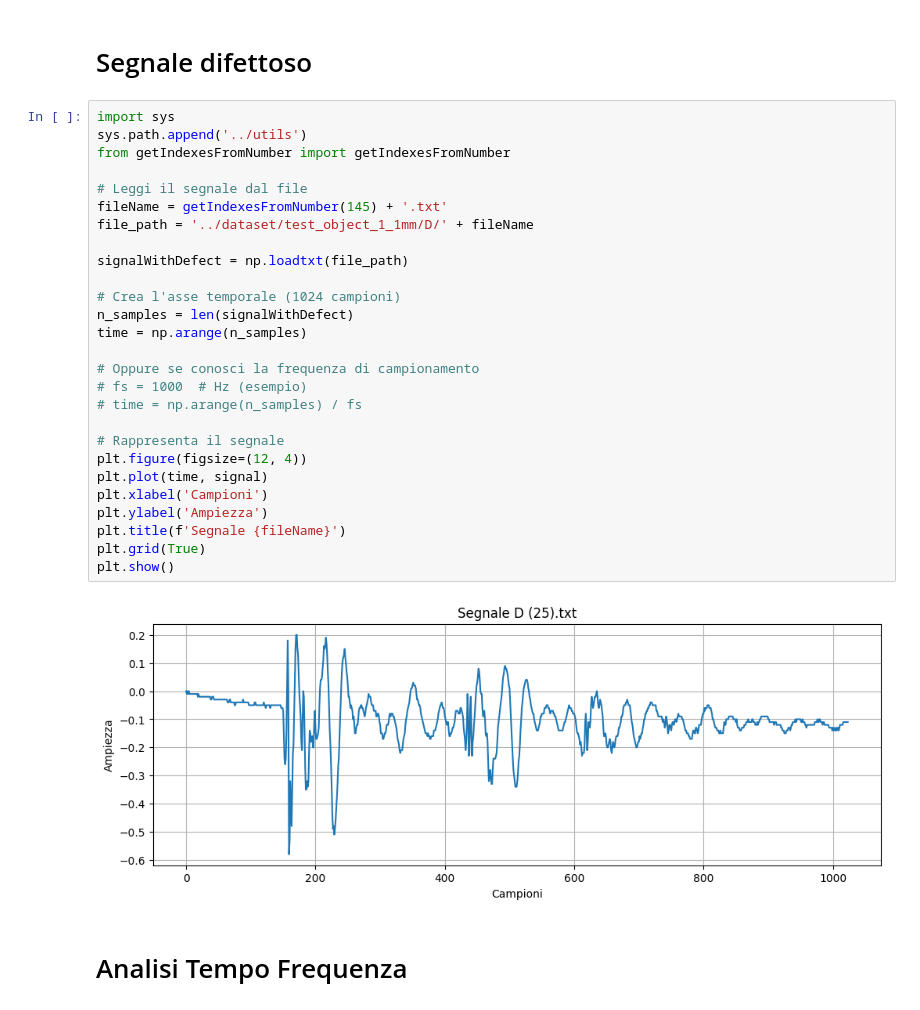
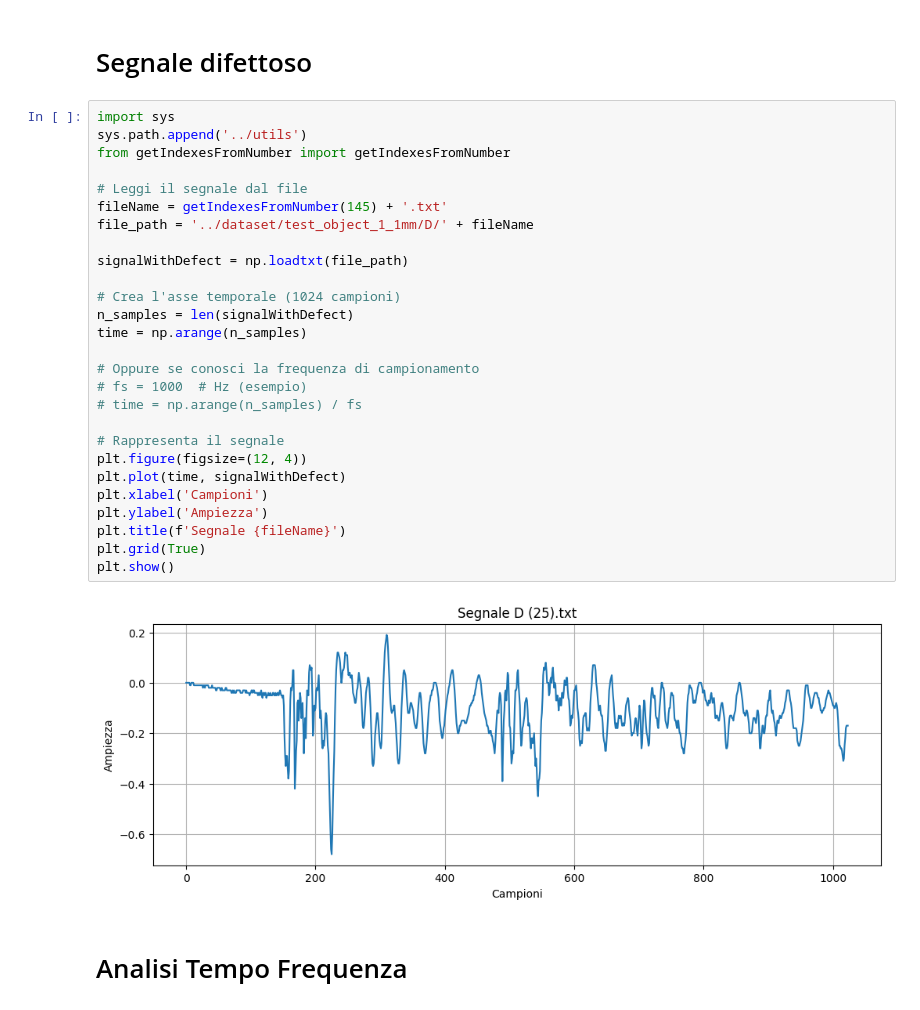
Before and after one commit to damdip/ClassificationOfTimeFrequencyDomainSignalWithNN, a Jupyter notebook: notebook/readTimeSignal.ipynb, the cells around one changed output. Drawn from its saved outputs; the diff is of its cells as text.

```diff
--- a/notebook/readTimeSignal.ipynb
+++ b/notebook/readTimeSignal.ipynb
@@ -31,32 +40,32 @@ plt.show()
 # %%
 import sys
 sys.path.append('../utils')
 from getIndexesFromNumber import getIndexesFromNumber
 
 # Leggi il segnale dal file
 fileName = getIndexesFromNumber(145) + '.txt'
 file_path = '../dataset/test_object_1_1mm/D/' + fileName
 
 signalWithDefect = np.loadtxt(file_path)
 
 # Crea l'asse temporale (1024 campioni)
 n_samples = len(signalWithDefect)
 time = np.arange(n_samples)
 
 # Oppure se conosci la frequenza di campionamento
 # fs = 1000  # Hz (esempio)
 # time = np.arange(n_samples) / fs
 
 # Rappresenta il segnale
 plt.figure(figsize=(12, 4))
-plt.plot(time, signal)
+plt.plot(time, signalWithDefect)
 plt.xlabel('Campioni')
 plt.ylabel('Ampiezza')
 plt.title(f'Segnale {fileName}')
 plt.grid(True)
 plt.show()
 # %% [output]
-[figure, old version]
+[figure, new version]
 # %% [markdown]
 # Analisi Tempo Frequenza
 # %%
```
Also changed, not shown: parts of 14 cells of this notebook, 2 other files.
